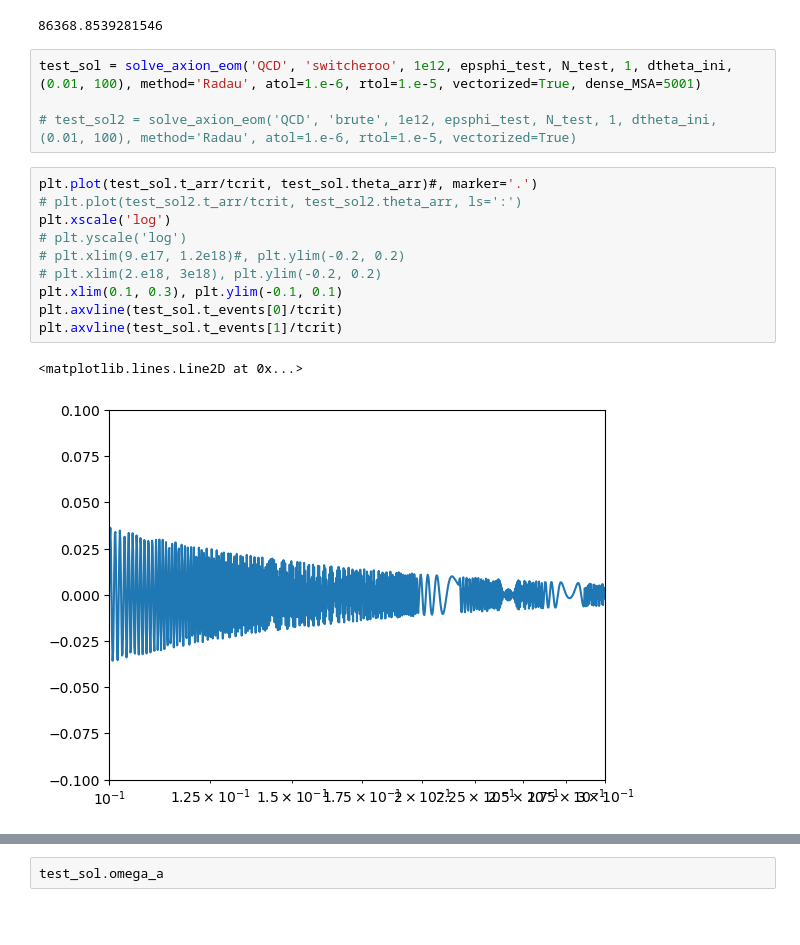
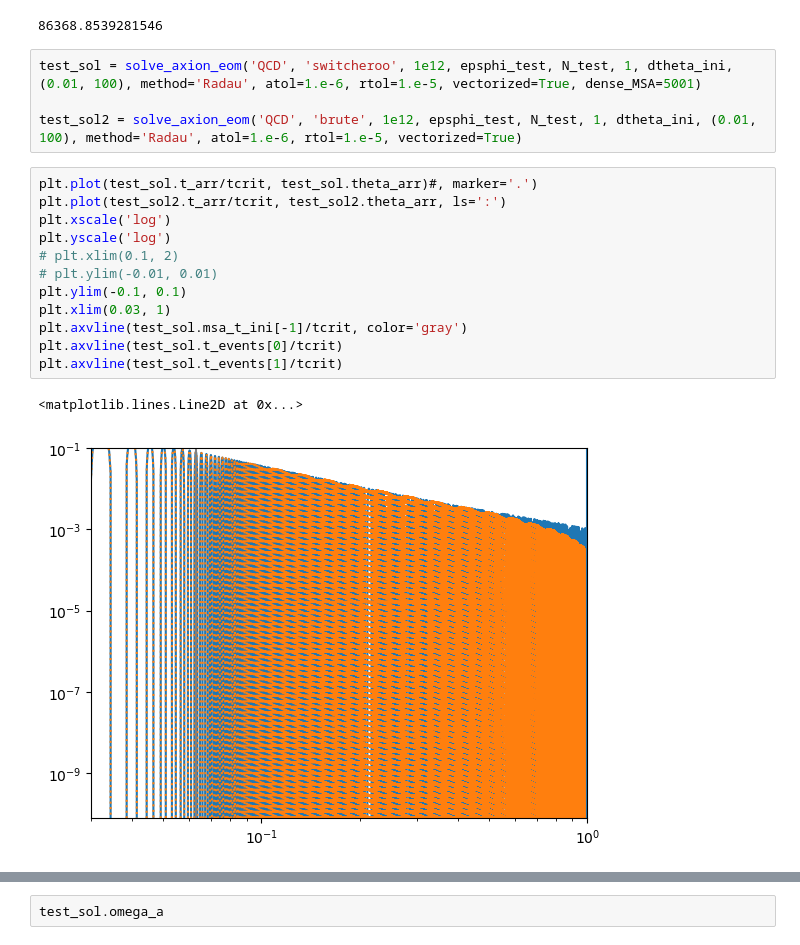
Before and after one commit to ManuelBuenAbad/axion_mcmc, a Jupyter notebook: axion_evol.ipynb, the cells around one changed output, grey strips where cells are left out. Drawn from its saved outputs; the diff is of its cells as text; blank space fills up the shorter version.

```diff
--- a/axion_evol.ipynb
+++ b/axion_evol.ipynb
@@ -3432,19 +3965,21 @@ test_sol.omega_a_full
 # %%
 test_sol = solve_axion_eom('QCD', 'switcheroo', 1e12, epsphi_test, N_test, 1, dtheta_ini, (0.01, 100), method='Radau', atol=1.e-6, rtol=1.e-5, vectorized=True, dense_MSA=5001)
 
-# test_sol2 = solve_axion_eom('QCD', 'brute', 1e12, epsphi_test, N_test, 1, dtheta_ini, (0.01, 100), method='Radau', atol=1.e-6, rtol=1.e-5, vectorized=True)
+test_sol2 = solve_axion_eom('QCD', 'brute', 1e12, epsphi_test, N_test, 1, dtheta_ini, (0.01, 100), method='Radau', atol=1.e-6, rtol=1.e-5, vectorized=True)
 # %%
 plt.plot(test_sol.t_arr/tcrit, test_sol.theta_arr)#, marker='.')
-# plt.plot(test_sol2.t_arr/tcrit, test_sol2.theta_arr, ls=':')
+plt.plot(test_sol2.t_arr/tcrit, test_sol2.theta_arr, ls=':')
 plt.xscale('log')
-# plt.yscale('log')
-# plt.xlim(9.e17, 1.2e18)#, plt.ylim(-0.2, 0.2)
-# plt.xlim(2.e18, 3e18), plt.ylim(-0.2, 0.2)
-plt.xlim(0.1, 0.3), plt.ylim(-0.1, 0.1)
+plt.yscale('log')
+# plt.xlim(0.1, 2)
+# plt.ylim(-0.01, 0.01)
+plt.ylim(-0.1, 0.1)
+plt.xlim(0.03, 1)
+plt.axvline(test_sol.msa_t_ini[-1]/tcrit, color='gray')
 plt.axvline(test_sol.t_events[0]/tcrit)
 plt.axvline(test_sol.t_events[1]/tcrit)
 # %% [output]
 <matplotlib.lines.Line2D at 0x...>
-[figure, old version]
+[figure, new version]
 # %%
 plt.plot(test_sol.t_arr/tcrit, (test_sol.dtheta_arr)/test_sol.msa_ma_ini, marker='.')
```
Also changed, not shown: parts of 38 cells of this notebook.
